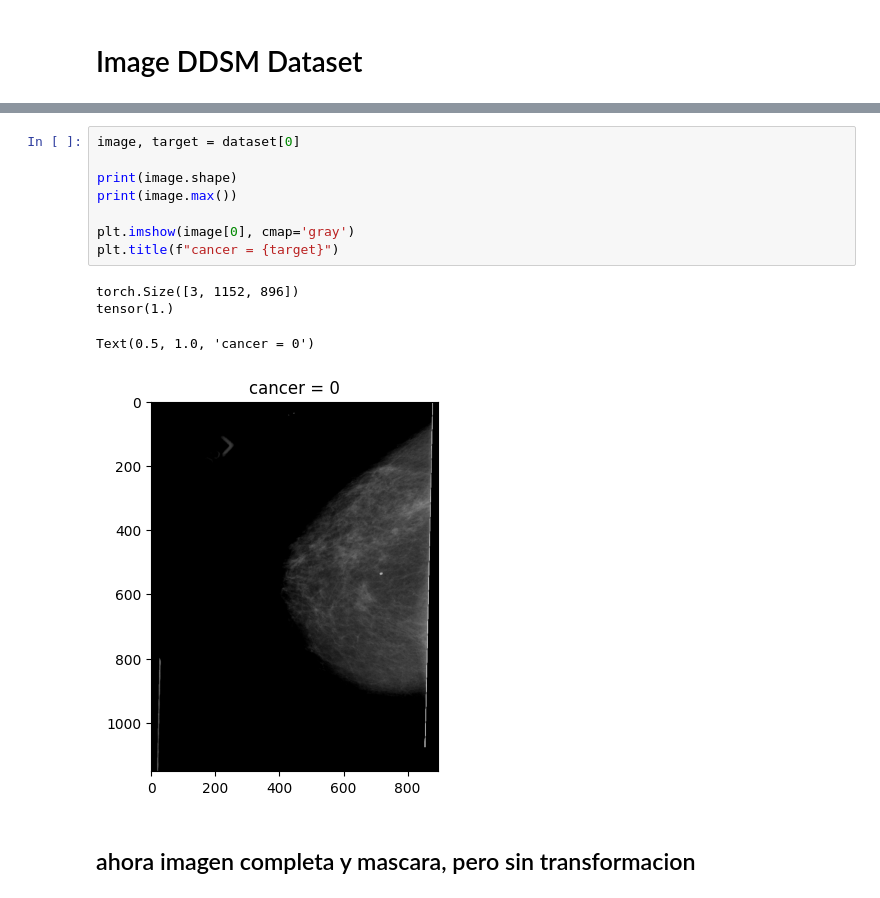
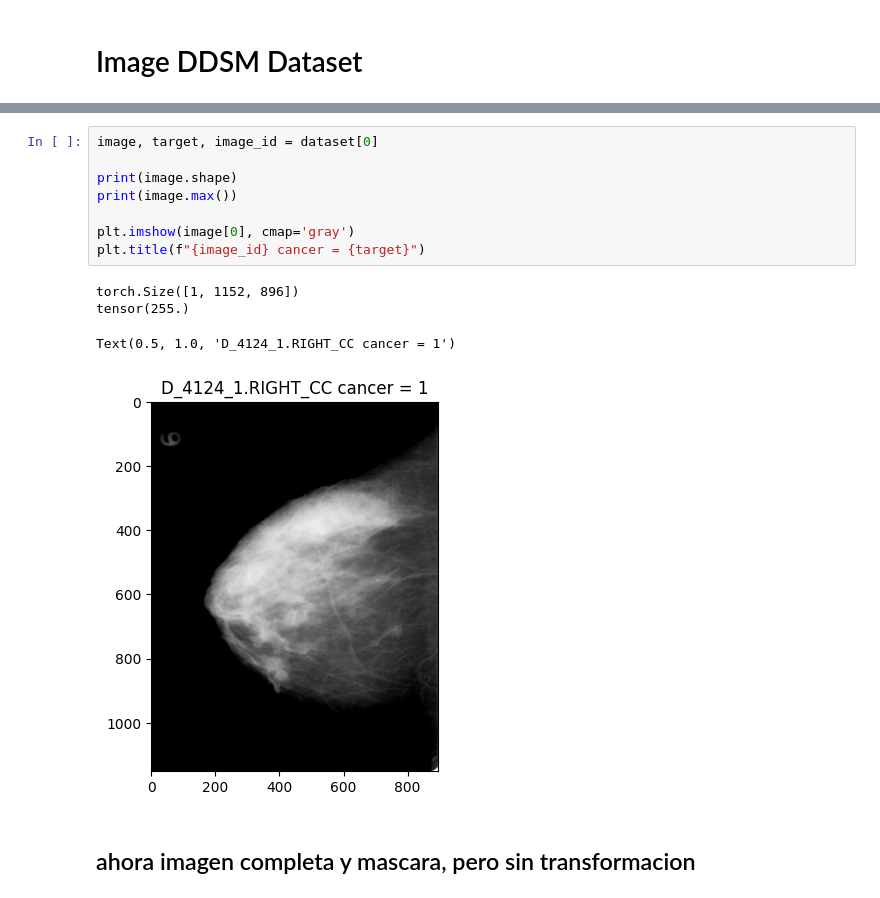
Before and after one commit to alalbiol/Mammography, a Jupyter notebook: mamo_holistic/notebooks/test_dataset.ipynb, the cells around one changed output, grey strips where cells are left out. Saved outputs shown, nothing was run; the diff lists cells and outputs as text.

```diff
--- a/mamo_holistic/notebooks/test_dataset.ipynb
+++ b/mamo_holistic/notebooks/test_dataset.ipynb
@@ -507,16 +500,16 @@ Number of annotations after removing repeated:  5297
 # %%
-image, target = dataset[0]
+image, target, image_id = dataset[0]
 
 print(image.shape)
 print(image.max())
 
 plt.imshow(image[0], cmap='gray')
-plt.title(f"cancer = {target}")
+plt.title(f"{image_id} cancer = {target}")
 # %% [output]
-torch.Size([3, 1152, 896])
-tensor(1.)
+torch.Size([1, 1152, 896])
+tensor(255.)
-Text(0.5, 1.0, 'cancer = 0')
+Text(0.5, 1.0, 'D_4124_1.RIGHT_CC cancer = 1')
-[figure, old version]
+[figure, new version]
 # %% [markdown]
 ## ahora imagen completa y mascara, pero sin transformacion
 # %%
```
Also changed, not shown: parts of 11 cells of this notebook, 2 other files.
